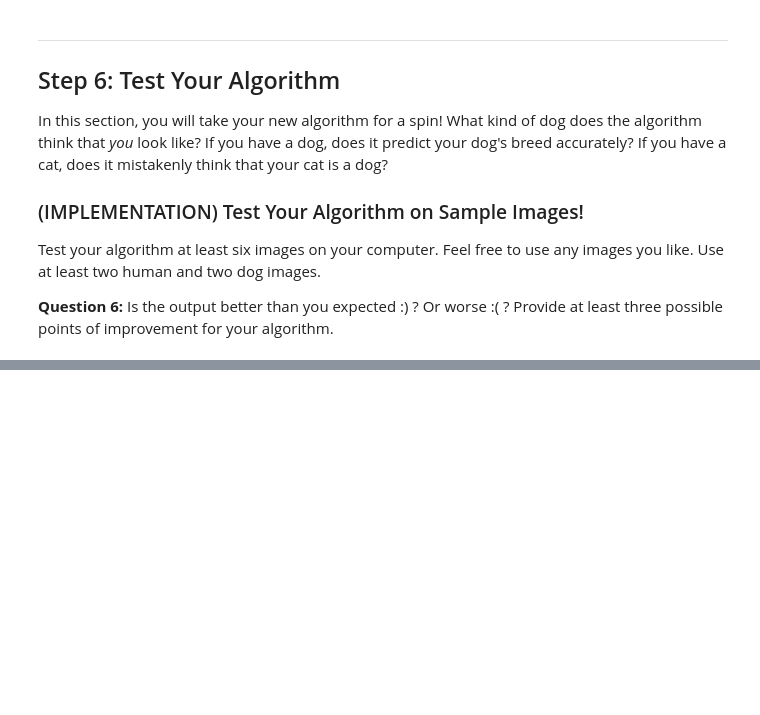
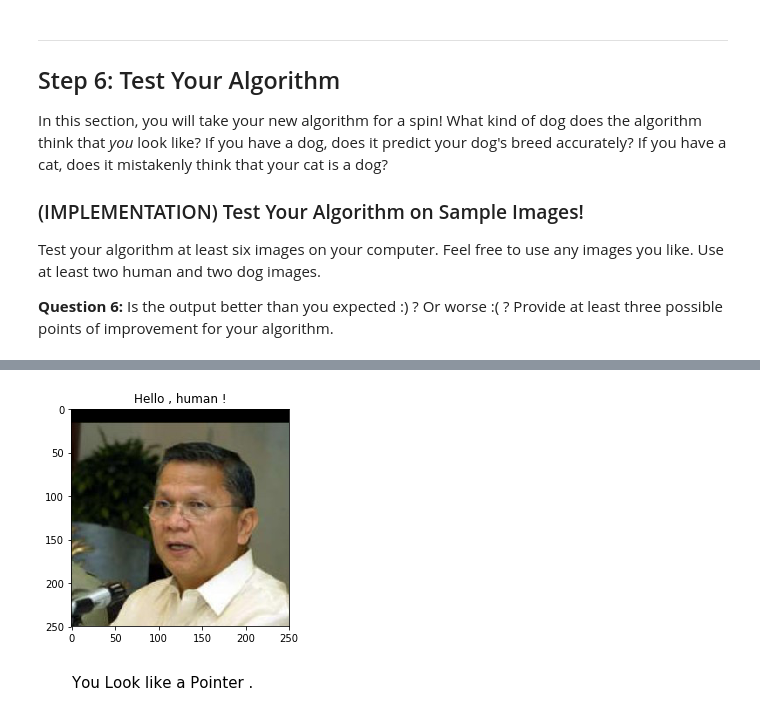
Before and after one commit to buneo7685/Deep-Learning-Nanodegree-Udacity, a Jupyter notebook: project-dog-classification/dog_app.ipynb, the cells around one changed output, grey strips where cells are left out. Cells and saved outputs as stored; diff of their text form; code cells hidden in the pictures; blank space fills up the shorter version.

```diff
--- a/project-dog-classification/dog_app.ipynb
+++ b/project-dog-classification/dog_app.ipynb
@@ -805,0 +824,4 @@ for file in np.hstack((human_files[:3], dog_files[:3])):
+# %%
+run_app(human_files[rnd][1])
+# %% [output]
+[figure, added]
```
Also changed, not shown: parts of 23 cells of this notebook.
